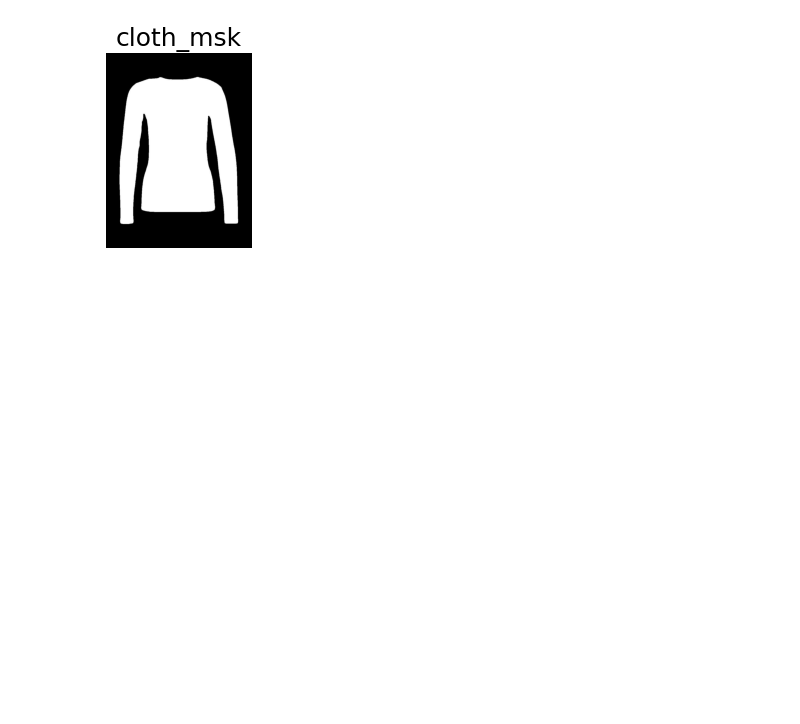
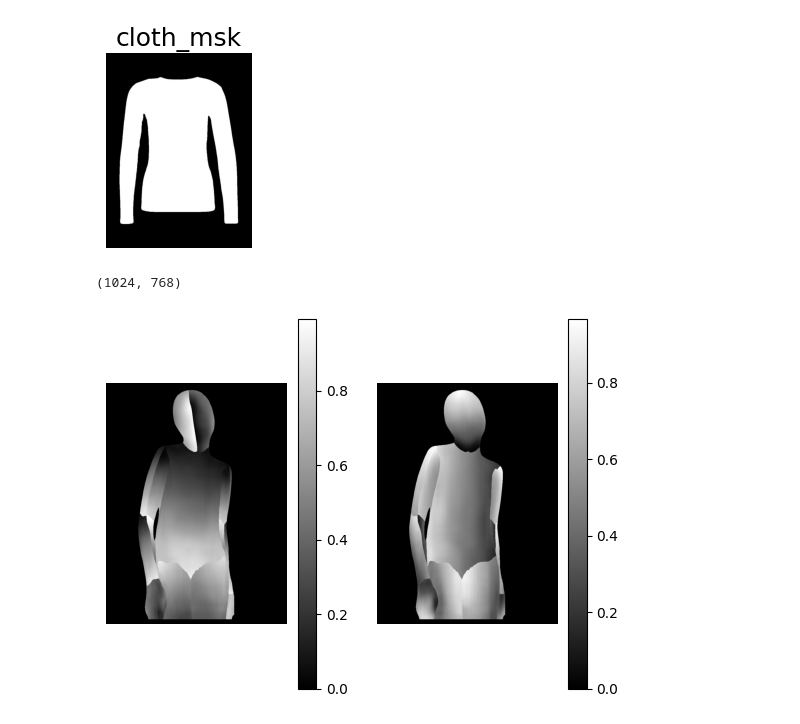
Before and after one commit to Sihui-Ji-10-9/DisCo10.9, a Jupyter notebook: tsv_example/visualize_tsv.ipynb, the cells around one changed output. Drawn from its saved outputs; the diff is of its cells as text; code cells hidden in the pictures; blank space fills up the shorter version.

```diff
--- a/tsv_example/visualize_tsv.ipynb
+++ b/tsv_example/visualize_tsv.ipynb
@@ -97,3 +97,41 @@ plt.show()
 [figure]
 [figure]
 [figure]
+# %%
+from torchvision import transforms
+import os
+import torch
+import torch.nn.functional as F
+import numpy as np
+import numpy as np
+import matplotlib.pyplot as plt
+tensor_transforms = transforms.Compose(
+    [
+        transforms.Normalize([0.5], [0.5]),
+    ]
+)
+imSize = (512, 640)
+h, w = imSize[1], imSize[0]
+# dp_path = '/home/nfs/jsh/DreamPose/demo/sample/poses/demo/sample/poses/frame_50_densepose.npy'
+dp_path = '/HOME/HOME/jisihui/VITON-hd-resized/try/densepose/00006_00.jpg.npy'
+# from IPython import embed; embed()
+data0 = np.load(dp_path)[0]
+data1 = np.load(dp_path)[1]
+print(data0.shape)
+plt.subplot(1,2,1)
+plt.axis('off')
+# 绘制图像
+plt.imshow(data0, cmap='gray')
+# 添加颜色条
+plt.colorbar()
+
+plt.subplot(1,2,2)
+plt.axis('off')
+# 绘制图像
+plt.imshow(data1,cmap='gray')
+# 添加颜色条
+plt.colorbar()
+plt.show()
+# %% [output]
+(1024, 768)
+[figure, added]
```
Also changed, not shown: parts of 5 cells of this notebook, 23 other files.
